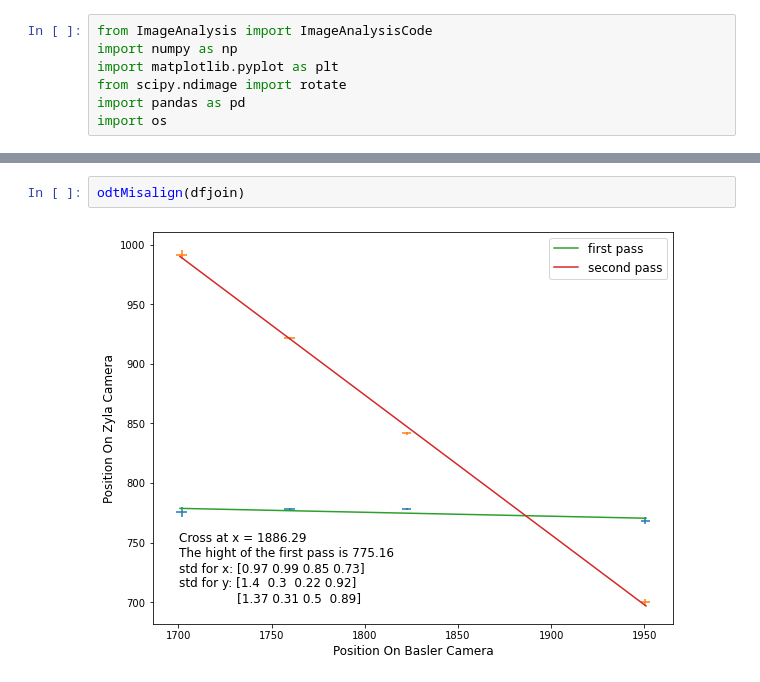
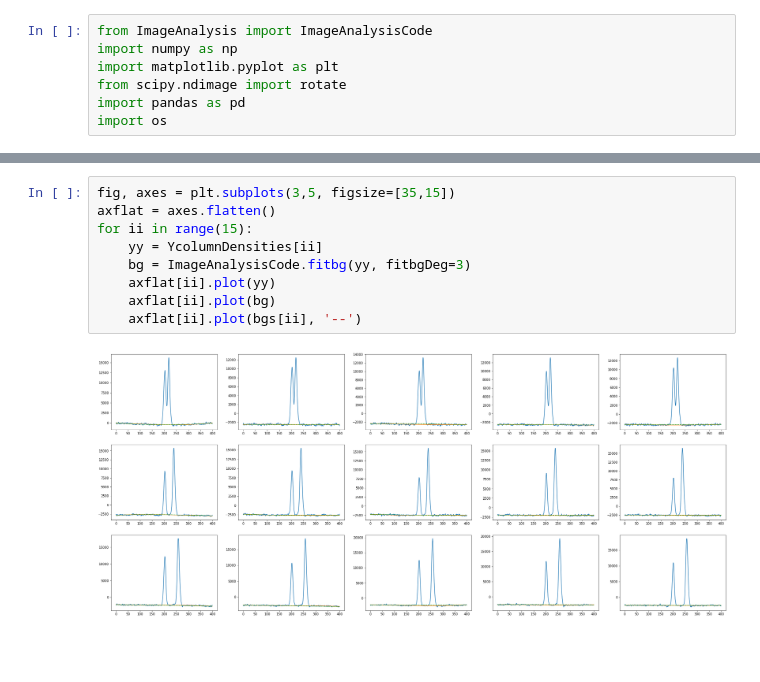
Before and after one commit to insommer/AnalysisCode, a Jupyter notebook: Applications/Evaluate ODT Align.ipynb, the cells around one changed output, grey strips where cells are left out. Drawn from its saved outputs; the diff is of its cells as text; blank space fills up the shorter version.

```diff
--- a/Applications/Evaluate ODT Align.ipynb
+++ b/Applications/Evaluate ODT Align.ipynb
@@ -193,4 +201,11 @@ odtAlign(dfjoin, 769.44, 1895.24)
-# %%
-odtMisalign(dfjoin)
-# %% [output]
-[figure, removed]
+# %%
+fig, axes = plt.subplots(3,5, figsize=[35,15])
+axflat = axes.flatten()
+for ii in range(15):
+    yy = YcolumnDensities[ii]
+    bg = ImageAnalysisCode.fitbg(yy, fitbgDeg=3)
+    axflat[ii].plot(yy)
+    axflat[ii].plot(bg)
+    axflat[ii].plot(bgs[ii], '--')
+# %% [output]
+[figure, added]
```
Also changed, not shown: parts of 11 cells of this notebook, 4 other files.
